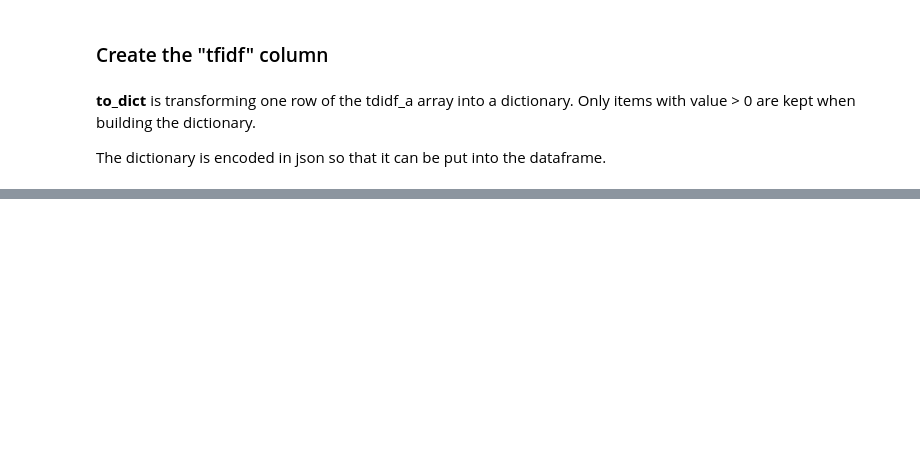
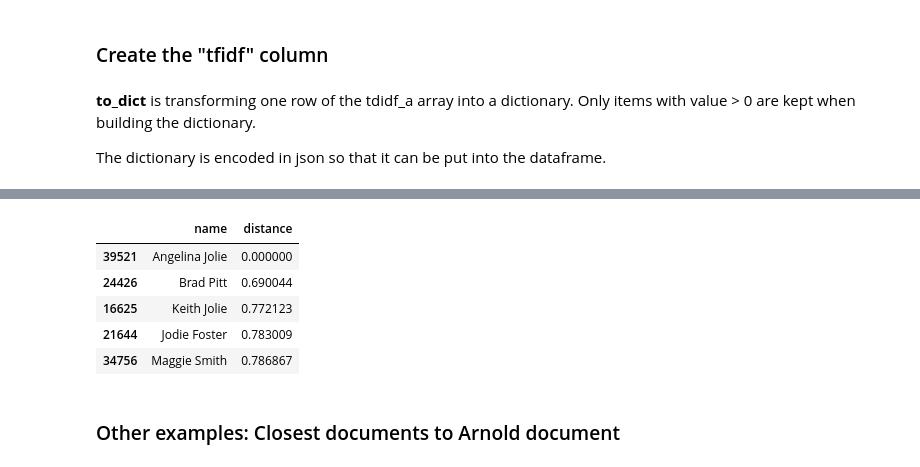
Before and after one commit to ddumet/coursera_machine_learning_foundations, a Jupyter notebook: document_retrieval.ipynb, the cells around one changed output, grey strips where cells are left out. Cells and saved outputs as stored; diff of their text form; code cells hidden in the pictures; blank space fills up the shorter version.

```diff
--- a/document_retrieval.ipynb
+++ b/document_retrieval.ipynb
@@ -165,0 +323,17 @@ OrderedDict([('obama', 0.3983862007203234),
+# %%
+jolie_index = people.loc[people.loc[:,"name"] == "Angelina Jolie"].index[0]
+# %%
+Nearest_jolie_neighbours = neighb.kneighbors(tfidf_3[jolie_index])
+# %%
+Nearest_jolie_neighbours_df = pd.DataFrame(people.loc[Nearest_jolie_neighbours[1][0],"name"])
+Nearest_jolie_neighbours_df.insert(1,"distance",Nearest_jolie_neighbours[0][0].reshape(-1,1))
+Nearest_jolie_neighbours_df
+# %% [output]
+|  | name | distance |
+| 39521 | Angelina Jolie | 0.000000 |
+| 24426 | Brad Pitt | 0.690044 |
+| 16625 | Keith Jolie | 0.772123 |
+| 21644 | Jodie Foster | 0.783009 |
+| 34756 | Maggie Smith | 0.786867 |
+# %% [markdown]
+### Other examples: Closest documents to Arnold document
```
Also changed, not shown: parts of 56 cells of this notebook.
